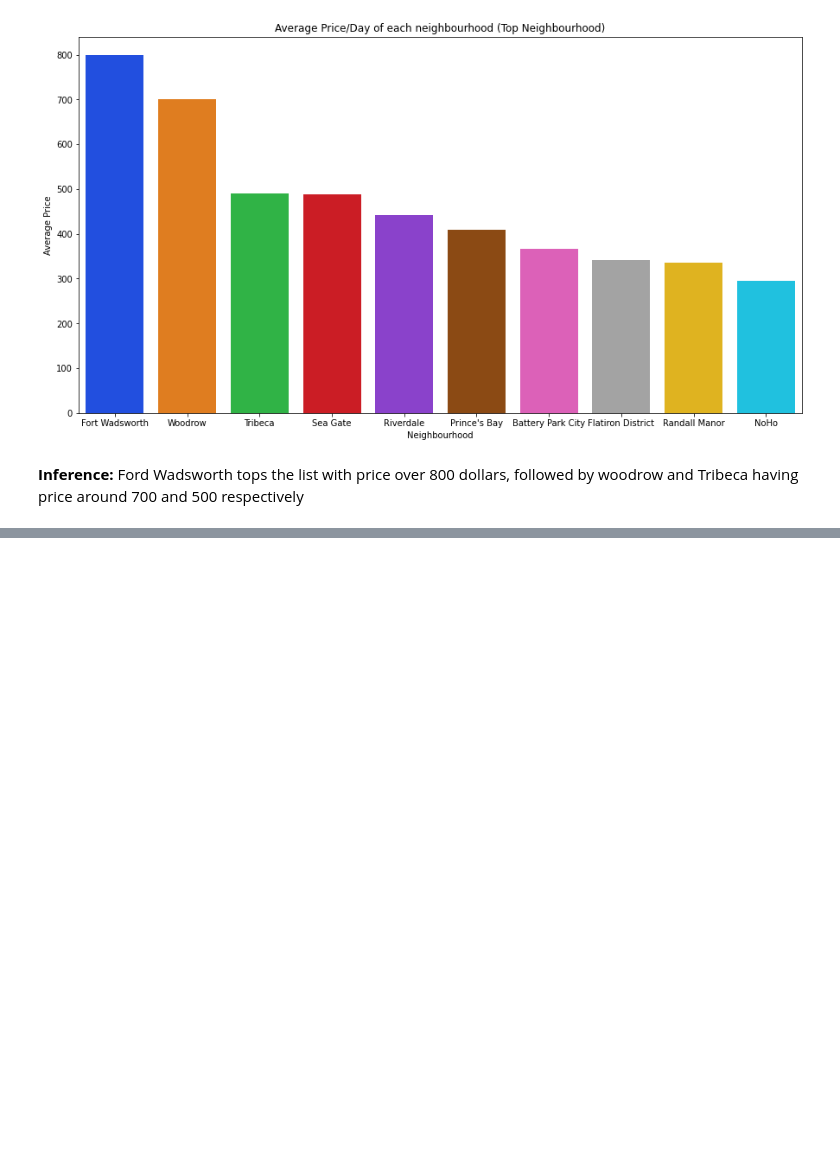
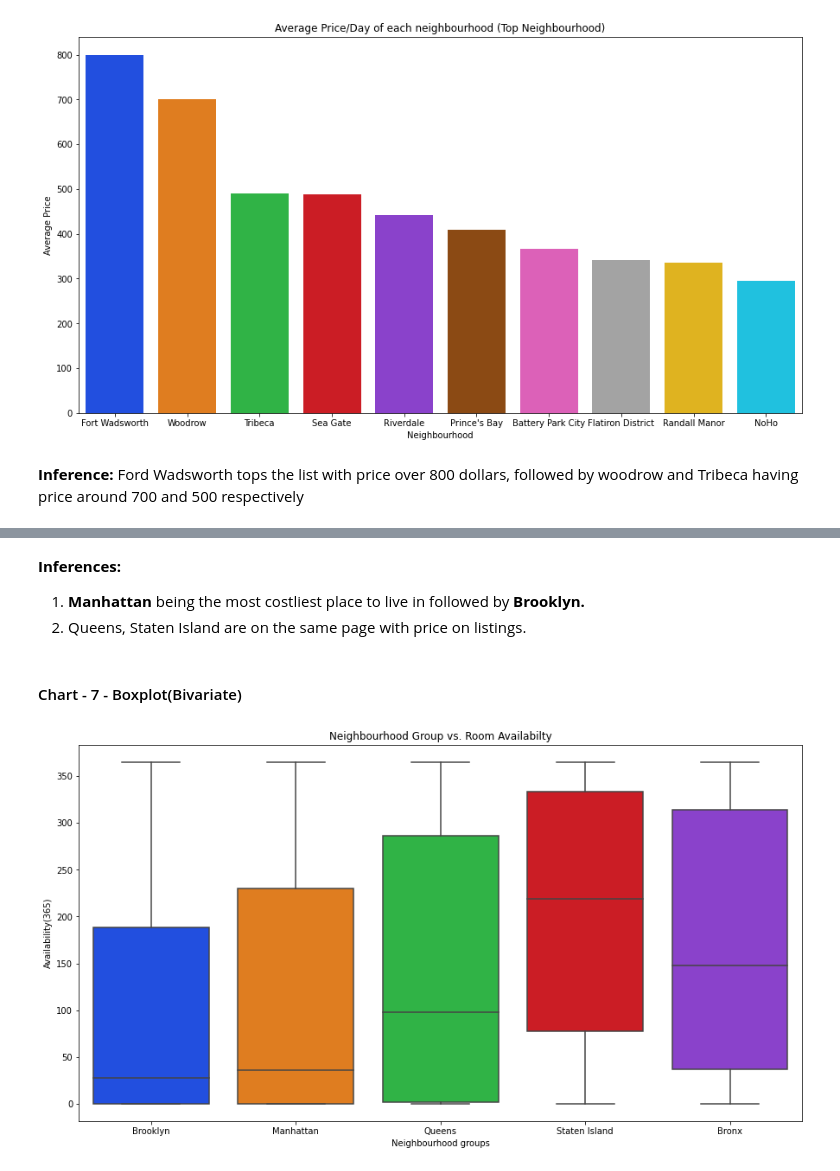
Before and after one commit to v1git12/Capstone-Project-1---AirBnb-Booking-Analysis, a Jupyter notebook: AirBnb_Booking_Analysis.ipynb, the cells around one changed output, grey strips where cells are left out. Drawn from its saved outputs; the diff is of its cells as text; code cells hidden in the pictures; blank space fills up the shorter version.

```diff
--- a/AirBnb_Booking_Analysis.ipynb
+++ b/AirBnb_Booking_Analysis.ipynb
@@ -623,0 +654,15 @@ plt.show()
+# %% [markdown]
+**Inferences:**
+1. **Manhattan** being the most costliest place to live in followed by **Brooklyn.**
+2. Queens, Staten Island are on the same page with price on listings.
+# %% [markdown]
+#### Chart - 7 - Boxplot(Bivariate)
+# %%
+fig = plt.subplots(figsize=(15,8))
+ax=sns.boxplot(data=airbnb_data, x='neighbourhood_group', y='availability_365', palette="bright")
+plt.title("Neighbourhood Group vs. Room Availabilty")
+plt.xlabel('Neighbourhood groups')
+plt.ylabel('Availability(365)')
+plt.show()
+# %% [output]
+[figure, added]
```
Also changed, not shown: parts of 22 cells of this notebook.
